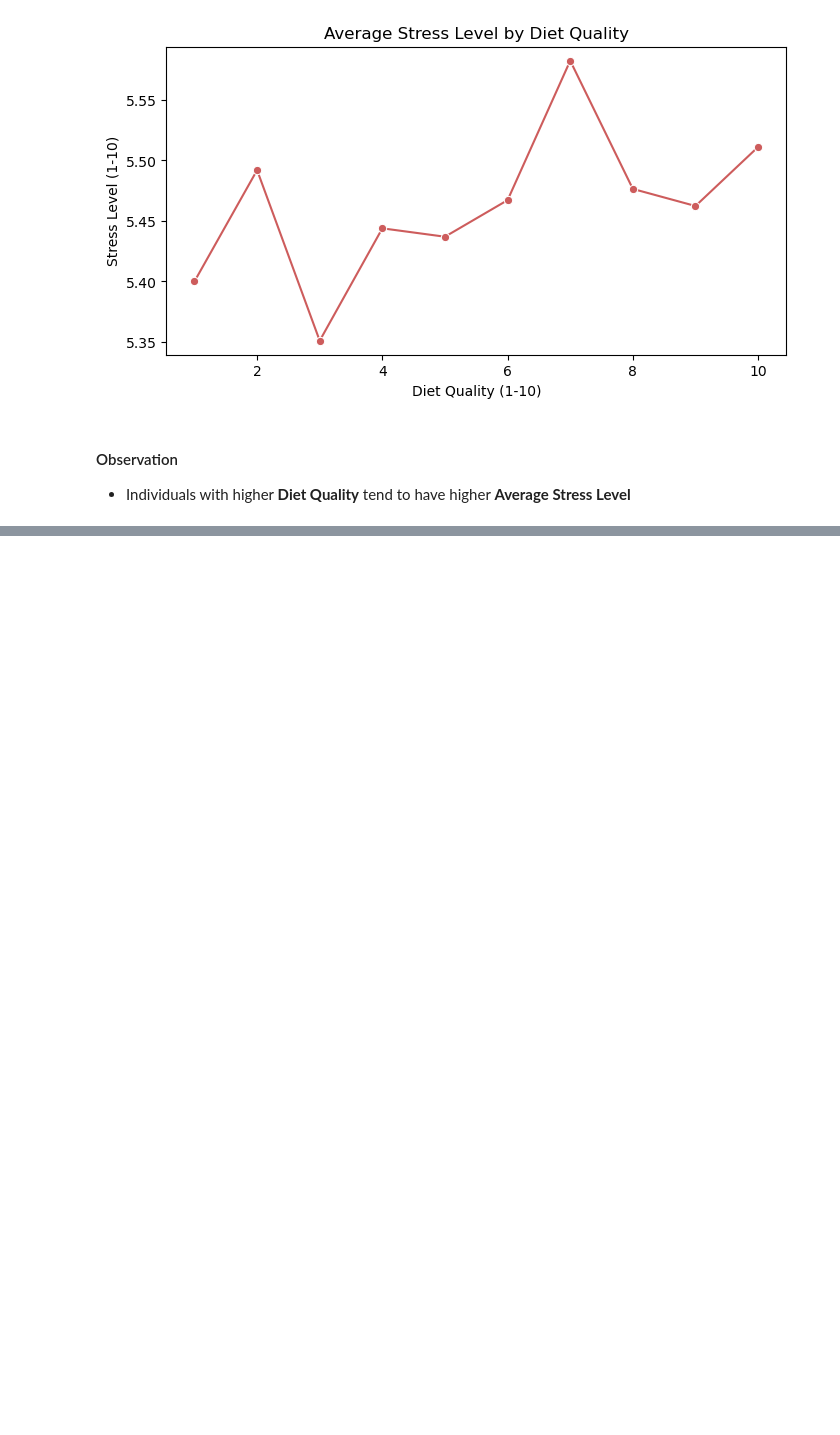
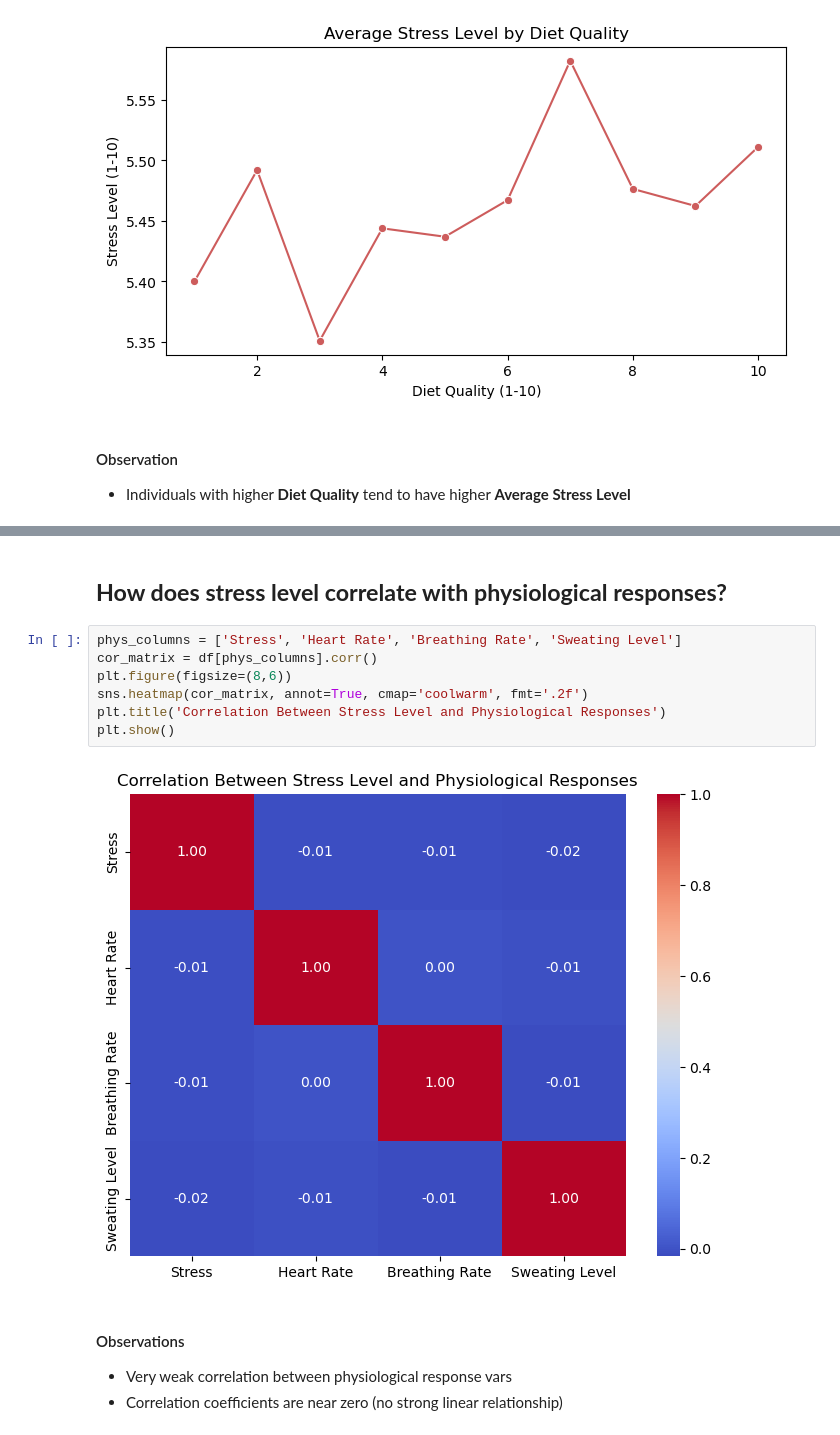
Before and after one commit to jonc1412/EDA-projects, a Jupyter notebook: anxiety-attack/anxiety_attack_analysis.ipynb, the cells around one changed output, grey strips where cells are left out. Cells and saved outputs as stored; diff of their text form; blank space fills up the shorter version.

```diff
--- a/anxiety-attack/anxiety_attack_analysis.ipynb
+++ b/anxiety-attack/anxiety_attack_analysis.ipynb
@@ -328,0 +332,15 @@ plt.show()
+# %% [markdown]
+## **How does stress level correlate with physiological responses?**
+# %%
+phys_columns = ['Stress', 'Heart Rate', 'Breathing Rate', 'Sweating Level']
+cor_matrix = df[phys_columns].corr()
+plt.figure(figsize=(8,6))
+sns.heatmap(cor_matrix, annot=True, cmap='coolwarm', fmt='.2f')
+plt.title('Correlation Between Stress Level and Physiological Responses')
+plt.show()
+# %% [output]
+[figure, added]
+# %% [markdown]
+#### Observations
+- Very weak correlation between physiological response vars
+- Correlation coefficients are near zero (no strong linear relationship)
```
Also changed, not shown: parts of 7 cells of this notebook.
